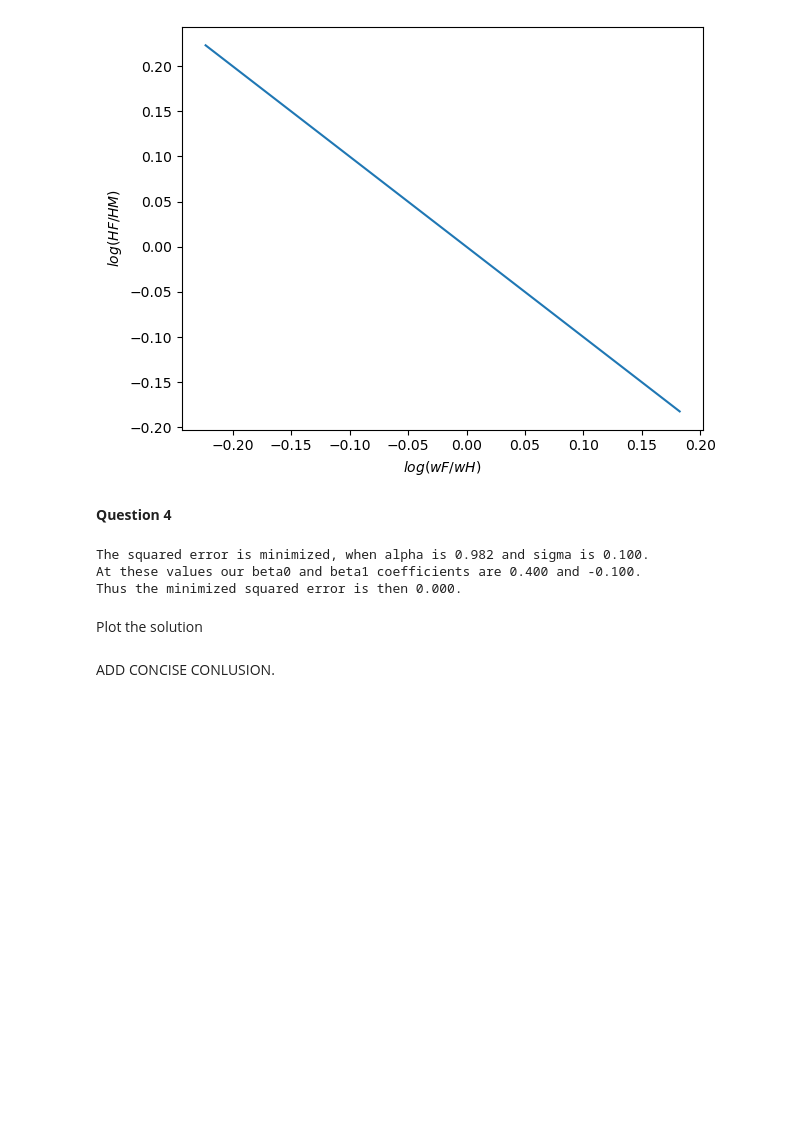
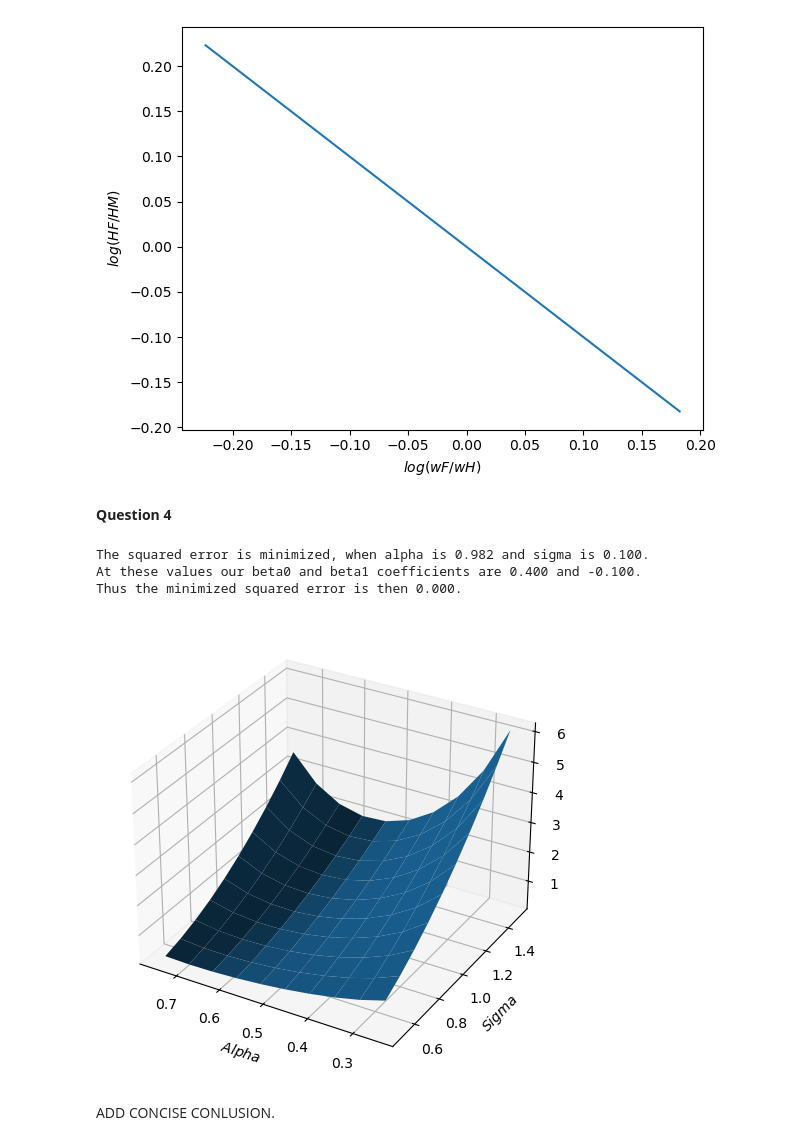
Before and after one commit to NumEconCopenhagen/projects-2023-jacob-per, a Jupyter notebook: inauguralproject/inauguralproject.ipynb, the cells around one changed output. Saved outputs shown, nothing was run; the diff lists cells and outputs as text; code cells hidden in the pictures; blank space fills up the shorter version.

Commit message:
plot q4

```diff
--- a/inauguralproject/inauguralproject.ipynb
+++ b/inauguralproject/inauguralproject.ipynb
@@ -141,7 +138,49 @@ print(f'Thus the minimized squared error is then {q4sol.error:.3f}.')
 The squared error is minimized, when alpha is 0.982 and sigma is 0.100.
 At these values our beta0 and beta1 coefficients are 0.400 and -0.100.
 Thus the minimized squared error is then 0.000.
-# %% [markdown]
-Plot the solution
+# %%
+def error(alpha,sigma):# self.par.alpha = alpha
+    # alpha, sigma = x.ravel()
+    model.par.alpha = alpha # sets alpha value
+    model.par.sigma = sigma # sets sigma value
+
+    model.solve_wF_vec() # finds optimal household production
+    sol = model.run_regression() # calculates beta0 and beta1
+    error = (sol.beta0 - model.par.beta0_target)**2 +(sol.beta1 - model.par.beta1_target)**2 #calculates error
+    return error
+
+N = 10
+alpha_vec = np.linspace(0.2,0.8,N)
+sigma_vec = np.linspace(0.5,1.5,N)
+error_values = np.zeros((N,N))
+
+# c. solve optimal allocation and input into H-ratio matrix
+for i, alpha in enumerate(alpha_vec):
+    model.par.alpha = alpha #set alpha value
+
+    for j, sigma in enumerate(sigma_vec):
+            sol = error(alpha,sigma) #optimal allocation solution
+            error_values[i,j] = sol
+# %%
+# %matplotlib widget
+
+# a. 3d plot
+fig = plt.figure()
+ax = fig.add_subplot(1,1,1,projection='3d')
+alpha_mesh,sigma_mesh = np.meshgrid(alpha_vec,sigma_vec,indexing='ij')
+ax.plot_surface(alpha_mesh,sigma_mesh,error_values)
+
+# b. labels
+ax.set_xlabel('$Alpha$')
+ax.set_ylabel('$Sigma$')
+ax.set_zlabel('$HF/HM$')
+
+# c. invert xaxis
+ax.invert_xaxis()
+
+# tight layout
+fig.tight_layout()
+# %% [output]
+[figure, added]
 # %% [markdown]
 ADD CONCISE CONLUSION.
```
Also changed, not shown: parts of 2 cells of this notebook.
